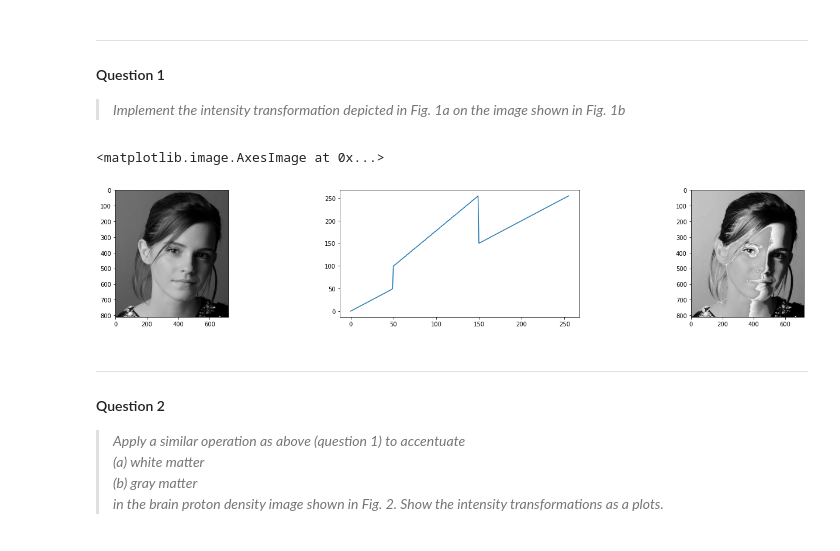
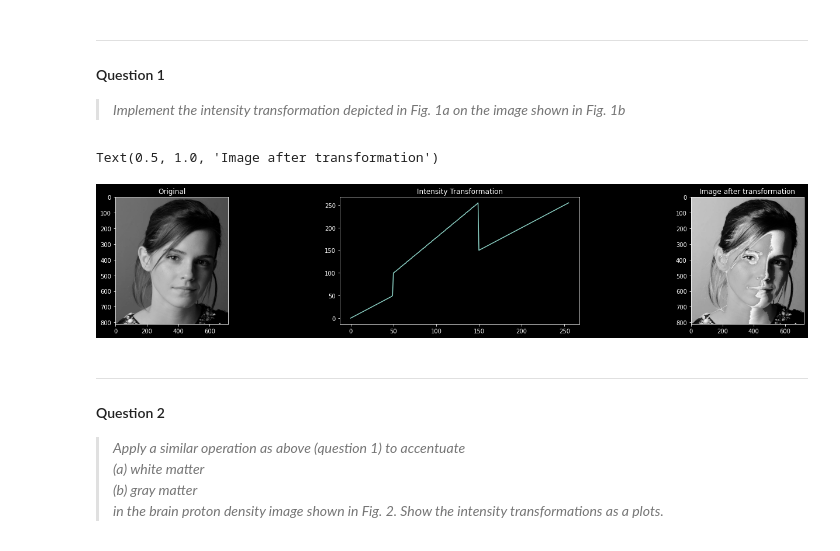
Before and after one commit to KavinduWeerasinghe/Image-Processing_Assignment-1, a Jupyter notebook: Assignment.ipynb, the cells around one changed output. Saved outputs shown, nothing was run; the diff lists cells and outputs as text; code cells hidden in the pictures.

```diff
--- a/Assignment.ipynb
+++ b/Assignment.ipynb
@@ -5,6 +5,8 @@
 import cv2 as cv
 import numpy as np
 import matplotlib.pyplot as plt
+from matplotlib import style
+style.use('dark_background')
 # %% [markdown]
 ----------------------------------------------------------------------------------------------------------------------------------------------------------------------------------
 #### Question 1
@@ -13,25 +15,28 @@ import matplotlib.pyplot as plt
 # %%
 img = cv.imread("emma_gray.jpg",cv.IMREAD_GRAYSCALE)
 assert img is not None
 
 fig,ax = plt.subplots(1,3)
 fig.set_figwidth(25)
 
 t1=np.linspace(0,50,50)
 t2=np.linspace(50,100,0)
 t3=np.linspace(100,255,100)
 t4=np.linspace(255,150,0)
 t5=np.linspace(150,255,106)
 
 t=np.concatenate((t1,t2,t3,t4,t5), axis=0).astype(np.uint8)
 IT=cv.LUT(img,t)
 
 ax[0].imshow(img,cmap="gray")
+ax[0].set_title('Original')
 ax[1].plot(t)
+ax[1].set_title('Intensity Transformation')
 ax[2].imshow(IT,cmap="gray")
+ax[2].set_title('Image after transformation')
 # %% [output]
-<matplotlib.image.AxesImage at 0x...>
+Text(0.5, 1.0, 'Image after transformation')
-[figure, old version]
+[figure, new version]
 # %% [markdown]
 ----------------------------------------------------------------------------------------------------------------------------------------------------------------------------------
 #### Question 2
```
Also changed, not shown: parts of 3 cells of this notebook.
